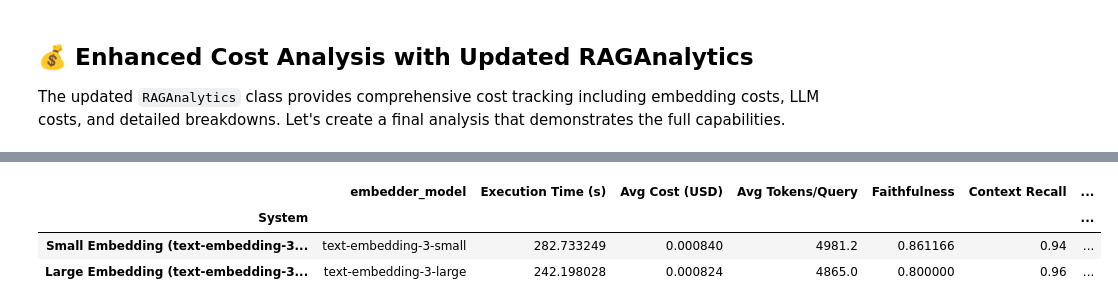
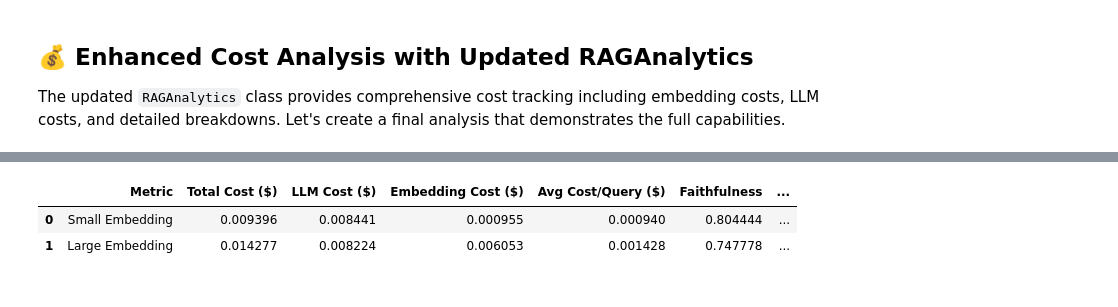
Before and after one commit to PacktPublishing/Building-Natural-Language-Pipelines, a Jupyter notebook: ch6/jupyter-notebooks/add_observability_with_wandb.ipynb, the cells around one changed output, grey strips where cells are left out. Cells and saved outputs as stored; diff of their text form; code cells hidden in the pictures.

```diff
--- a/ch6/jupyter-notebooks/add_observability_with_wandb.ipynb
+++ b/ch6/jupyter-notebooks/add_observability_with_wandb.ipynb
@@ -377,7 +409,7 @@ small_embedding_data = {
     'embedder_model': 'text-embedding-3-small',
     'Execution Time (s)': small_embedding_results['execution_time'],
     'Avg Cost (USD)': small_embedding_summary['average_cost_per_query_usd'],
-    'Avg Tokens/Query': small_embedding_summary['average_tokens_per_query'],
+    'Avg Input Tokens/Query': small_embedding_summary['average_input_tokens_per_query'],
     'Faithfulness': np.array(small_embedding_results['metrics']['faithfulness']).mean(),
     'Context Recall': np.array(small_embedding_results['metrics']['context_recall']).mean(),
     'Factual Correctness': np.array(small_embedding_results['metrics']['factual_correctness(mode=f1)']).mean(),
@@ -391,7 +423,7 @@ large_embedding_data = {
     'embedder_model': 'text-embedding-3-large',
     'Execution Time (s)': large_embedding_results['execution_time'],
     'Avg Cost (USD)': large_embedding_summary['average_cost_per_query_usd'],
-    'Avg Tokens/Query': large_embedding_summary['average_tokens_per_query'],
+    'Avg Input Tokens/Query': large_embedding_summary['average_input_tokens_per_query'],
     'Faithfulness': np.array(large_embedding_results['metrics']['faithfulness']).mean(),
     'Context Recall': np.array(large_embedding_results['metrics']['context_recall']).mean(),
     'Factual Correctness': np.array(large_embedding_results['metrics']['factual_correctness(mode=f1)']).mean(),
@@ -471,6 +503,9 @@ print(f"   Cost Increase per Query: ${cost_difference / len(small_embedding_resu
 # 4. Performance vs Cost Analysis
 faithfulness_improvement = (large_embedding_data['Faithfulness'] - small_embedding_data['Faithfulness'])
 context_recall_improvement = (large_embedding_data['Context Recall'] - small_embedding_data['Context Recall'])
+factual_correctness_improvement = (large_embedding_data['Factual Correctness'] - small_embedding_data['Factual Correctness'])
+response_relevancy_improvement = (large_embedding_data['Response Relevancy'] - small_embedding_data['Response Relevancy'])
+context_entity_recall_improvement = (large_embedding_data['Context Entity Recall'] - small_embedding_data['Context Entity Recall'])
 
 print(f"\n⚖️ Performance vs Cost Trade-off:")
 print(f"   Faithfulness Improvement: {faithfulness_improvement:.4f} ({faithfulness_improvement/small_embedding_data['Faithfulness']*100:.1f}%)")
@@ -486,6 +521,9 @@ enhanced_comparison = pd.DataFrame({
     'Avg Cost/Query ($)': [small_embedding_summary['average_cost_per_query_usd'], large_embedding_summary['average_cost_per_query_usd']],
     'Faithfulness': [small_embedding_data['Faithfulness'], large_embedding_data['Faithfulness']],
     'Context Recall': [small_embedding_data['Context Recall'], large_embedding_data['Context Recall']],
+    'Factual Correctness' : [small_embedding_data['Factual Correctness'], large_embedding_data['Factual Correctness']],
+    'Response Relevancy': [small_embedding_data['Response Relevancy'], large_embedding_data['Response Relevancy']],
+    'Context Entity Recall': [small_embedding_data['Context Entity Recall'], large_embedding_data['Context Entity Recall']],
     'Embedding Model': ['text-embedding-3-small', 'text-embedding-3-large']
 })
 
@@ -514,10 +590,9 @@ print(f"\n✅ Enhanced cost analysis complete and logged to W&B!")
 # %%
-comparison_df
+enhanced_comparison
 # %% [output]
-|  | embedder_model | Execution Time (s) | Avg Cost (USD) | Avg Tokens/Query | Faithfulness | Context Recall | ... |
-| System |  |  |  |  |  |  | ... |
-| Small Embedding (text-embedding-3... | text-embedding-3-small | 282.733249 | 0.000840 | 4981.2 | 0.861166 | 0.94 | ... |
-| Large Embedding (text-embedding-3... | text-embedding-3-large | 242.198028 | 0.000824 | 4865.0 | 0.800000 | 0.96 | ... |
+|  | Metric | Total Cost ($) | LLM Cost ($) | Embedding Cost ($) | Avg Cost/Query ($) | Faithfulness | ... |
+| 0 | Small Embedding | 0.009396 | 0.008441 | 0.000955 | 0.000940 | 0.804444 | ... |
+| 1 | Large Embedding | 0.014277 | 0.008224 | 0.006053 | 0.001428 | 0.747778 | ... |
 # %% [markdown]
 ## 🎓 Summary and Next Steps
 
```
Also changed, not shown: parts of 6 cells of this notebook.
